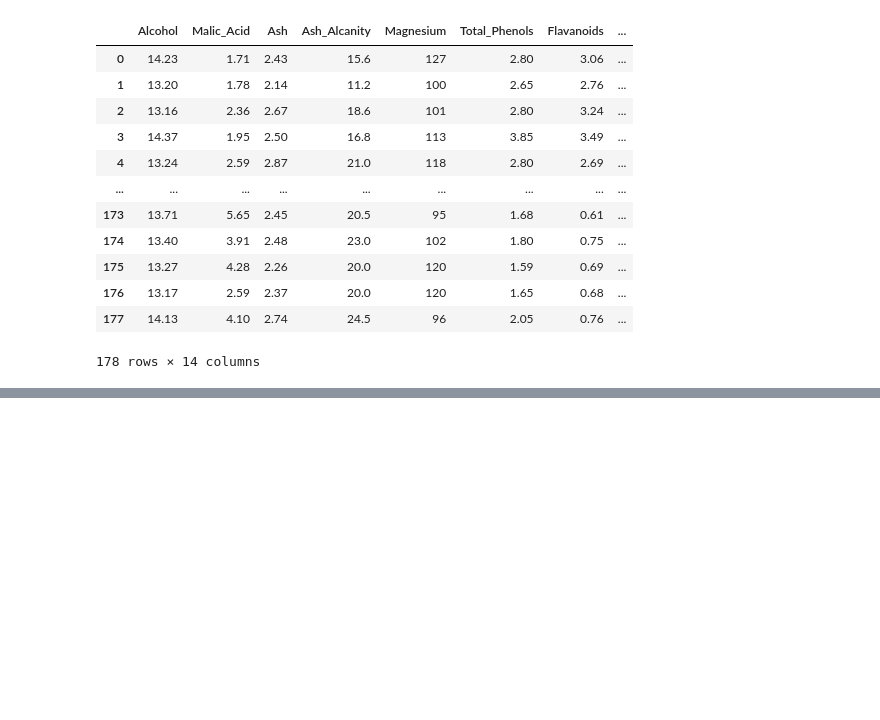
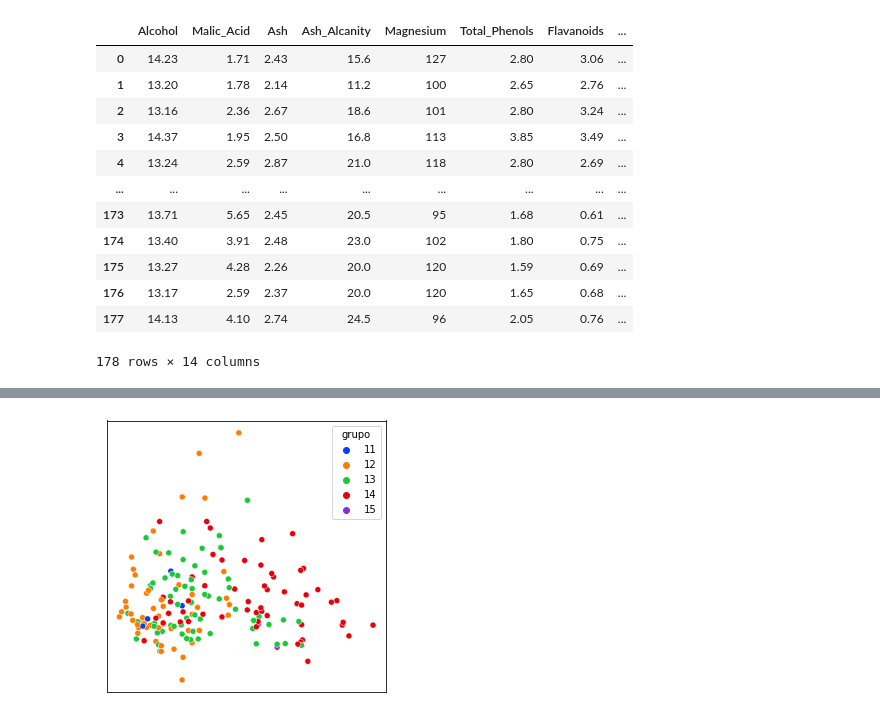
Before and after one commit to GermanMT/FeatureLearning-ML, a Jupyter notebook: unsupervised.ipynb, the cells around one changed output, grey strips where cells are left out. Saved outputs shown, nothing was run; the diff lists cells and outputs as text; code cells hidden in the pictures; blank space fills up the shorter version.

```diff
--- a/unsupervised.ipynb
+++ b/unsupervised.ipynb
@@ -21,0 +69,3 @@ DATOS
+# %%
+y = pd.Series(DATOS['Alcohol'])
+y
@@ -21,0 +93,18 @@ DATOS
+# %%
+def muestra_agrupacion(puntos, clusters):
+    puntos_2D = pd.DataFrame(PCA(n_components = 2).fit_transform(puntos), columns = ['x', 'y'])
+    puntos_2D['grupo'] = clusters
+    numero_grupos = len(pd.Series(clusters).unique())
+
+    plt.figure(figsize = (5,5))
+    paleta = sns.color_palette("bright", numero_grupos)
+    sns.scatterplot(x = 'x', y = 'y', hue = 'grupo', data = puntos_2D, palette = paleta)
+    plt.xticks([], [])
+    plt.xlabel('')
+    plt.yticks([], [])
+    plt.ylabel('')
+    plt.show()
+# %%
+muestra_agrupacion(DATOS, y)
+# %% [output]
+[figure, added]
```
Also changed, not shown: parts of 16 cells of this notebook.
